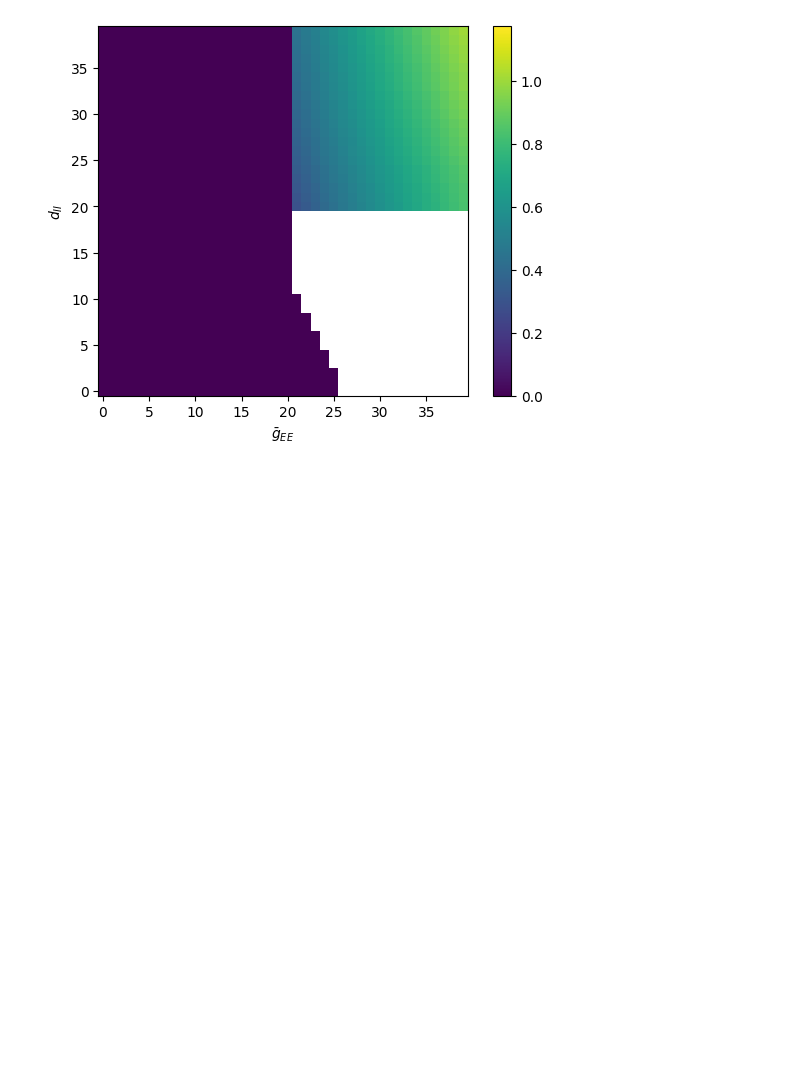
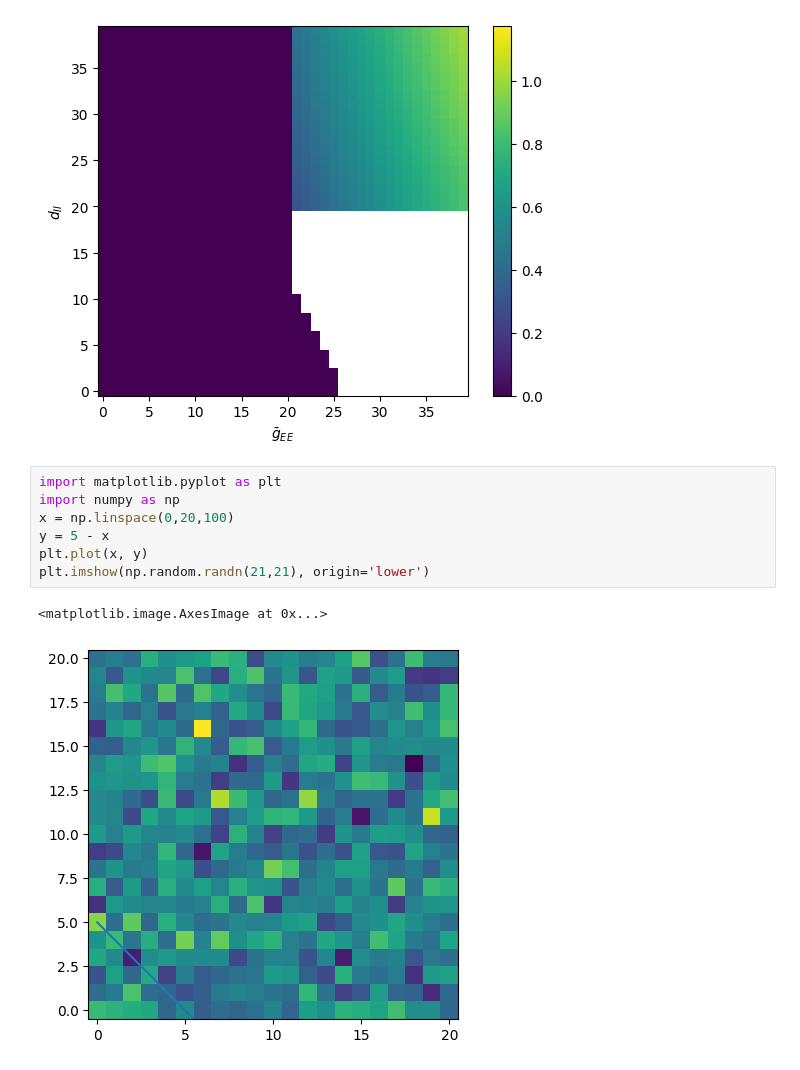
Before and after one commit to huang-yh20/spatial-linear-project, a Jupyter notebook: code/phase/try_phase.ipynb, the cells around one changed output. Cells and saved outputs as stored; diff of their text form; blank space fills up the shorter version.

```diff
--- a/code/phase/try_phase.ipynb
+++ b/code/phase/try_phase.ipynb
@@ -223,3 +223,13 @@ plt.xlabel(r'$\bar{g}_{EE}$')
 # %% [output]
 Text(0.5, 0, '$\\bar{g}_{EE}$')
 [figure]
+# %%
+import matplotlib.pyplot as plt
+import numpy as np
+x = np.linspace(0,20,100)
+y = 5 - x
+plt.plot(x, y)
+plt.imshow(np.random.randn(21,21), origin='lower')
+# %% [output]
+<matplotlib.image.AxesImage at 0x...>
+[figure, added]
```
Also changed, not shown: parts of 1 cell of this notebook, 2 other files.
